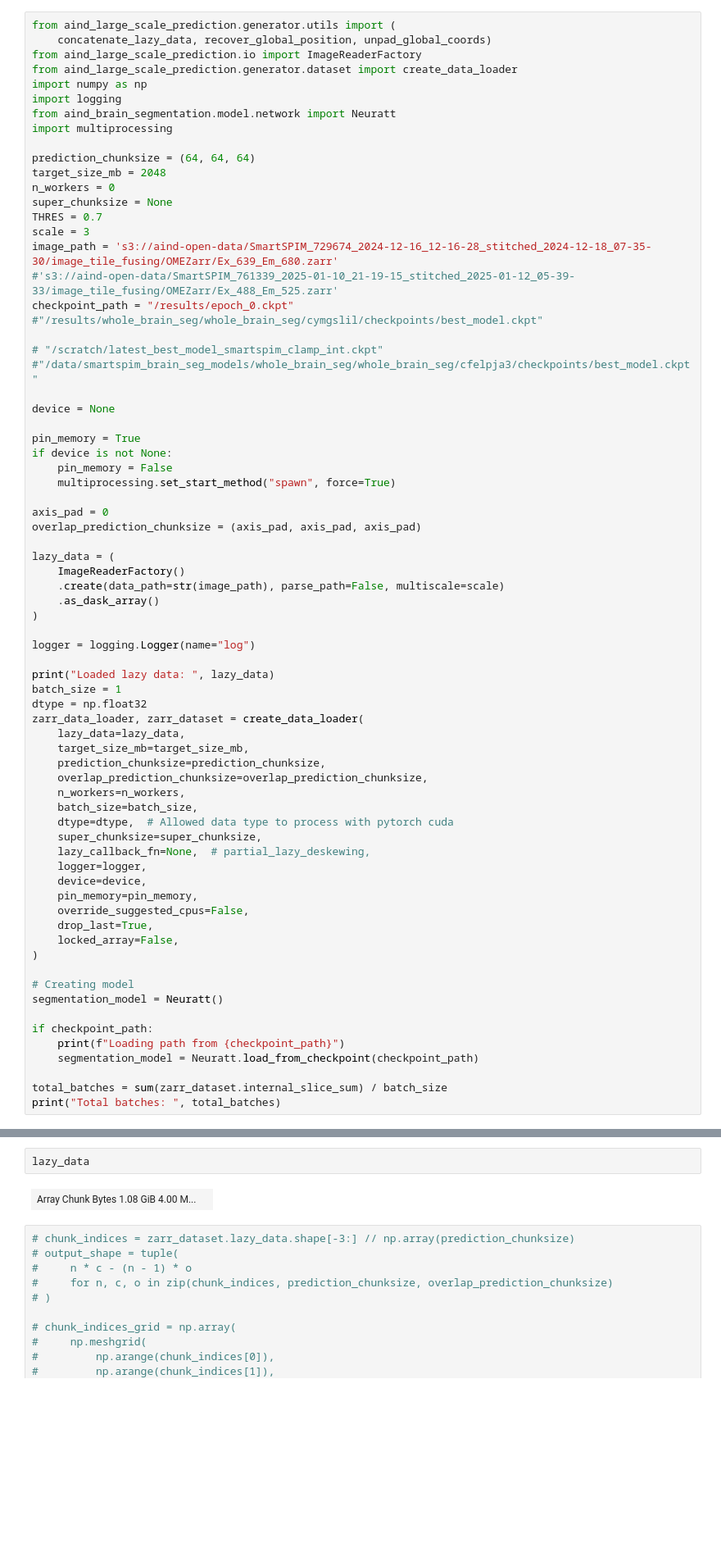
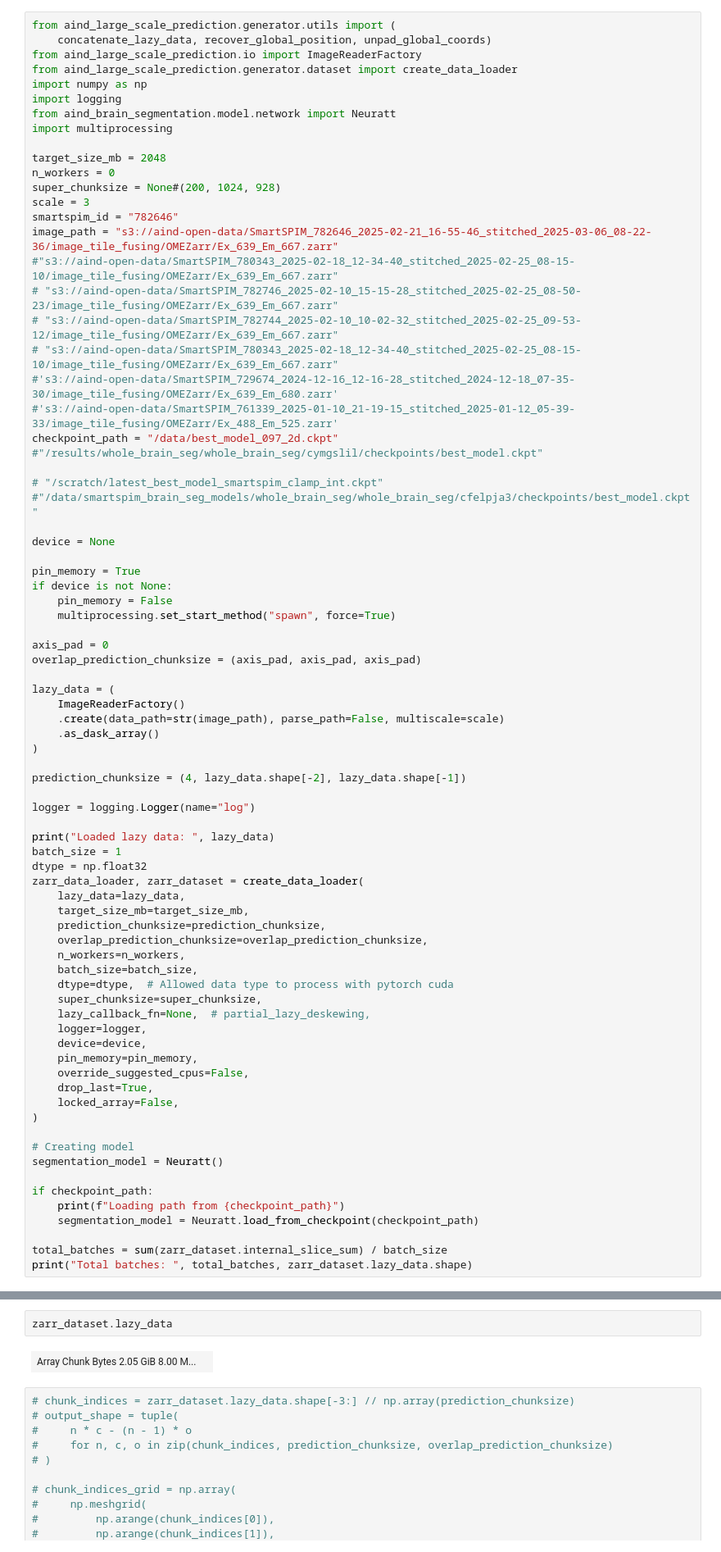
Before and after one commit to AllenNeuralDynamics/aind-brain-segmentation, a Jupyter notebook: code/whole_brain_inference.ipynb, the cells around one changed output, grey strips where cells are left out. Shown: that part at 82% size. Drawn from its saved outputs; the diff is of its cells as text; blank space fills up the shorter version.

```diff
--- a/code/whole_brain_inference.ipynb
+++ b/code/whole_brain_inference.ipynb
@@ -8,15 +8,19 @@ import logging
 from aind_brain_segmentation.model.network import Neuratt
 import multiprocessing
 
-prediction_chunksize = (64, 64, 64)
 target_size_mb = 2048
 n_workers = 0
-super_chunksize = None
-THRES = 0.7
+super_chunksize = None#(200, 1024, 928)
 scale = 3
-image_path = 's3://aind-open-data/SmartSPIM_729674_2024-12-16_12-16-28_stitched_2024-12-18_07-35-30/image_tile_fusing/OMEZarr/Ex_639_Em_680.zarr'
+smartspim_id = "782646"
+image_path = "s3://aind-open-data/SmartSPIM_782646_2025-02-21_16-55-46_stitched_2025-03-06_08-22-36/image_tile_fusing/OMEZarr/Ex_639_Em_667.zarr"
+#"s3://aind-open-data/SmartSPIM_780343_2025-02-18_12-34-40_stitched_2025-02-25_08-15-10/image_tile_fusing/OMEZarr/Ex_639_Em_667.zarr"
+# "s3://aind-open-data/SmartSPIM_782746_2025-02-10_15-15-28_stitched_2025-02-25_08-50-23/image_tile_fusing/OMEZarr/Ex_639_Em_667.zarr"
+# "s3://aind-open-data/SmartSPIM_782744_2025-02-10_10-02-32_stitched_2025-02-25_09-53-12/image_tile_fusing/OMEZarr/Ex_639_Em_667.zarr"
+# "s3://aind-open-data/SmartSPIM_780343_2025-02-18_12-34-40_stitched_2025-02-25_08-15-10/image_tile_fusing/OMEZarr/Ex_639_Em_667.zarr"
+#'s3://aind-open-data/SmartSPIM_729674_2024-12-16_12-16-28_stitched_2024-12-18_07-35-30/image_tile_fusing/OMEZarr/Ex_639_Em_680.zarr'
 #'s3://aind-open-data/SmartSPIM_761339_2025-01-10_21-19-15_stitched_2025-01-12_05-39-33/image_tile_fusing/OMEZarr/Ex_488_Em_525.zarr'
-checkpoint_path = "/results/epoch_0.ckpt"
+checkpoint_path = "/data/best_model_097_2d.ckpt"
 #"/results/whole_brain_seg/whole_brain_seg/cymgslil/checkpoints/best_model.ckpt"
 
 # "/scratch/latest_best_model_smartspim_clamp_int.ckpt"
@@ -37,6 +41,8 @@ lazy_data = (
     .create(data_path=str(image_path), parse_path=False, multiscale=scale)
     .as_dask_array()
 )
+
+prediction_chunksize = (4, lazy_data.shape[-2], lazy_data.shape[-1])
 
 logger = logging.Logger(name="log")
 
@@ -69,5 +75,5 @@ if checkpoint_path:
     segmentation_model = Neuratt.load_from_checkpoint(checkpoint_path)
 
 total_batches = sum(zarr_dataset.internal_slice_sum) / batch_size
-print("Total batches: ", total_batches)
+print("Total batches: ", total_batches, zarr_dataset.lazy_data.shape)
 # %% [output]
@@ -80,7 +90,7 @@ Total batches:  2520.0
 # %%
-lazy_data
+zarr_dataset.lazy_data
 # %% [output]
-| Array Chunk Bytes 1.08 GiB 4.00 M... |  |
+| Array Chunk Bytes 2.05 GiB 8.00 M... |  |
 # %%
 # chunk_indices = zarr_dataset.lazy_data.shape[-3:] // np.array(prediction_chunksize)
 # output_shape = tuple(
```
Also changed, not shown: parts of 11 cells of this notebook, 5 other files.
